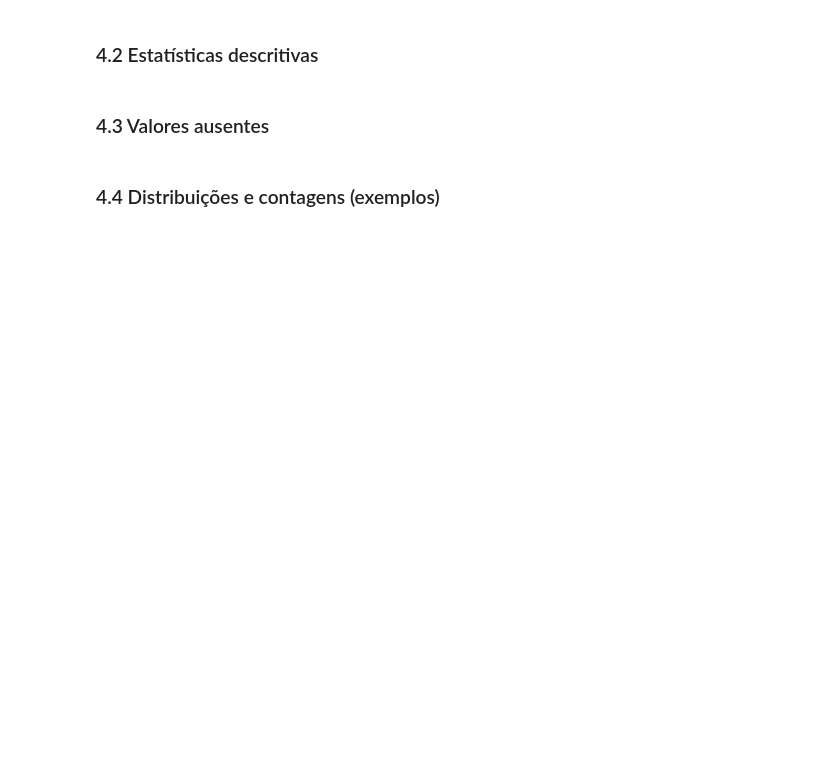
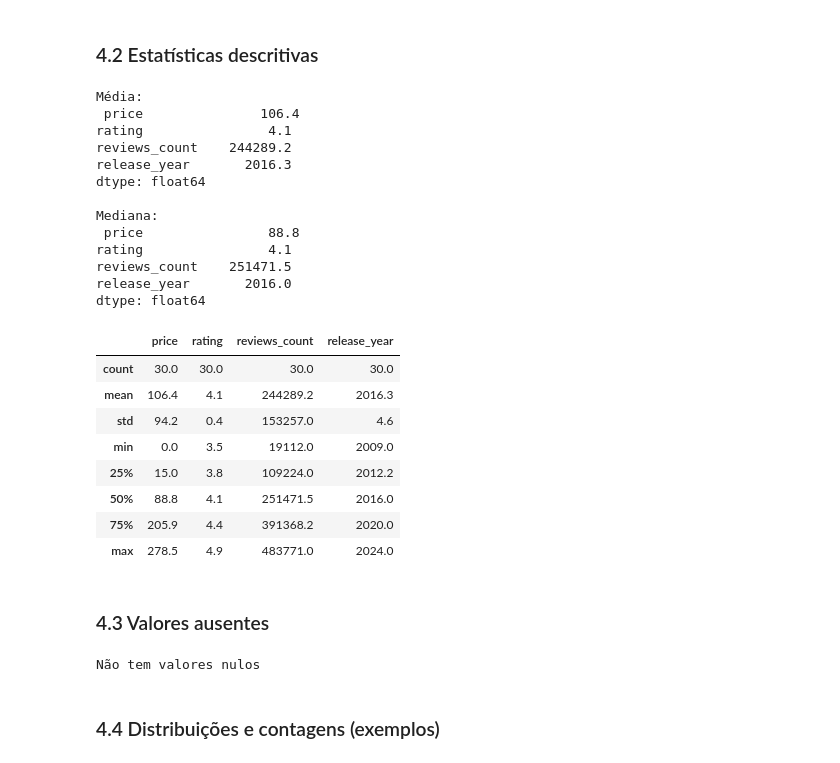
Before and after one commit to matheusavolio/EDA_Similaridade_Cosseno, a Jupyter notebook: EDA_Similaridade_Cosseno.ipynb, the cells around one changed output. Cells and saved outputs as stored; diff of their text form; code cells hidden in the pictures; blank space fills up the shorter version.

```diff
--- a/EDA_Similaridade_Cosseno.ipynb
+++ b/EDA_Similaridade_Cosseno.ipynb
@@ -40,6 +62,42 @@ df.tail()
 # %% [markdown]
 ### 4.2 Estatísticas descritivas
+# %%
+print("Média: \n", df[["price", "rating", "reviews_count", "release_year"]].mean().round(1))
+print("\nMediana: \n", df[["price", "rating", "reviews_count", "release_year"]].median().round(1))
+print()
+df.describe().round(1)
+# %% [output]
+Média:
+ price               106.4
+rating                4.1
+reviews_count    244289.2
+release_year       2016.3
+dtype: float64
+
+Mediana:
+ price                88.8
+rating                4.1
+reviews_count    251471.5
+release_year       2016.0
+dtype: float64
+|  | price | rating | reviews_count | release_year |
+| count | 30.0 | 30.0 | 30.0 | 30.0 |
+| mean | 106.4 | 4.1 | 244289.2 | 2016.3 |
+| std | 94.2 | 0.4 | 153257.0 | 4.6 |
+| min | 0.0 | 3.5 | 19112.0 | 2009.0 |
+| 25% | 15.0 | 3.8 | 109224.0 | 2012.2 |
+| 50% | 88.8 | 4.1 | 251471.5 | 2016.0 |
+| 75% | 205.9 | 4.4 | 391368.2 | 2020.0 |
+| max | 278.5 | 4.9 | 483771.0 | 2024.0 |
 # %% [markdown]
 ### 4.3 Valores ausentes
+# %%
+if df.isnull().any().any():
+  print("Colunas com valores nulos e suas contagens:")
+  print(df.isnull().sum()[df.isnull().sum() > 0])
+else:
+  print("Não tem valores nulos")
+# %% [output]
+Não tem valores nulos
 # %% [markdown]
 ### 4.4 Distribuições e contagens (exemplos)
```
Also changed, not shown: parts of 6 cells of this notebook.
